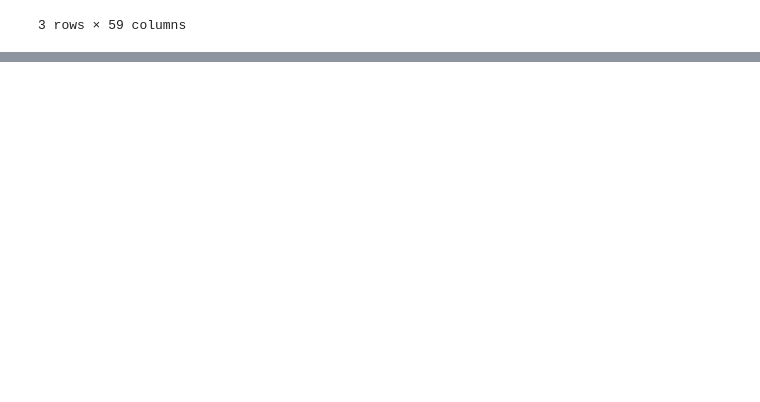
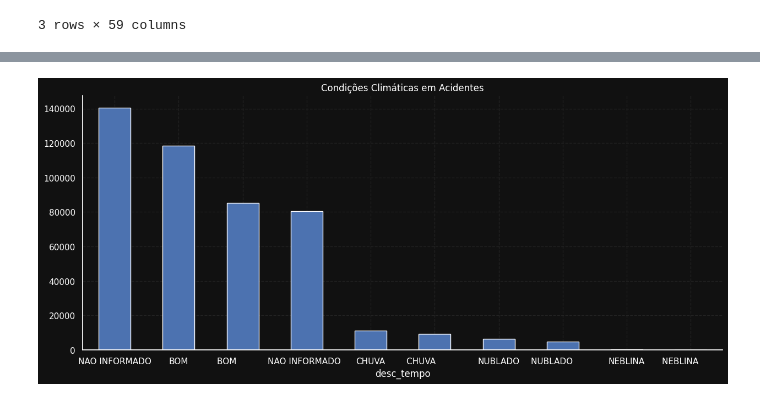
Before and after one commit to redsonlopez/accidata, a Jupyter notebook: notebooks/eda.ipynb, the cells around one changed output, grey strips where cells are left out. Drawn from its saved outputs; the diff is of its cells as text; code cells hidden in the pictures; blank space fills up the shorter version.

```diff
--- a/notebooks/eda.ipynb
+++ b/notebooks/eda.ipynb
@@ -11,0 +91,5 @@ df.head(3)
+# %%
+df['desc_tempo'].value_counts().plot(kind='bar', title='Condições Climáticas em Acidentes')
+plt.xticks(rotation=0);
+# %% [output]
+[figure, added]
```
Also changed, not shown: parts of 21 cells of this notebook, 3 other files.
